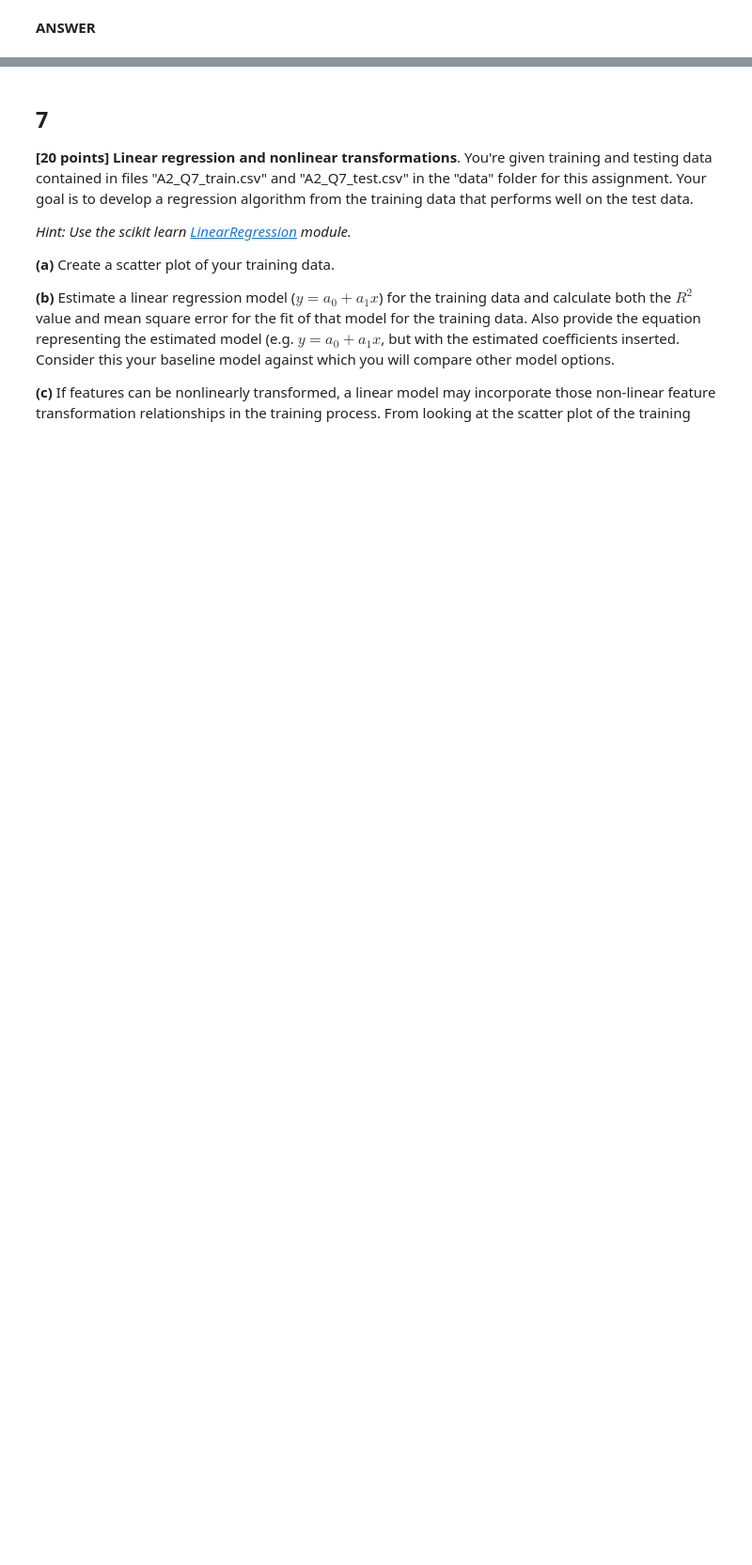
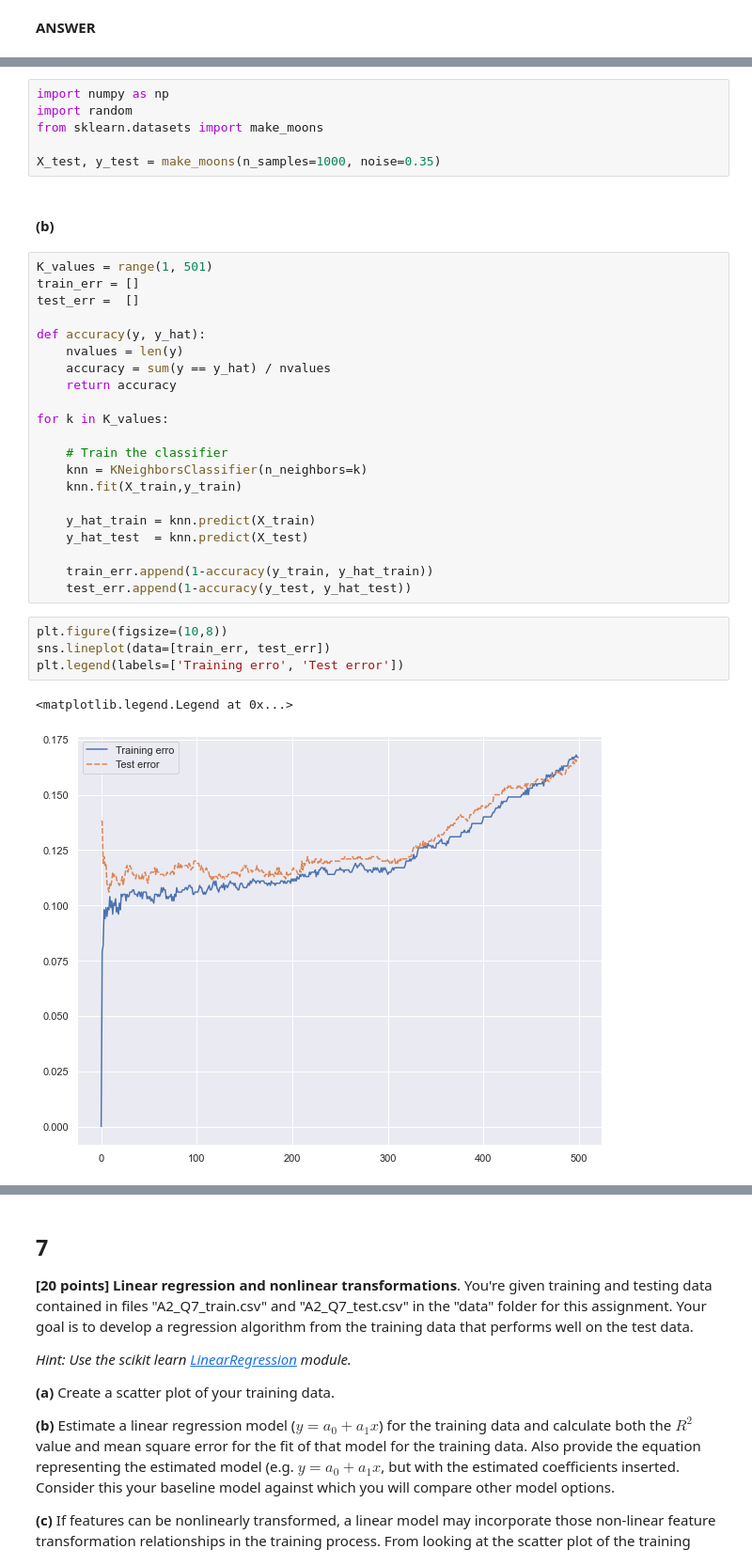
Before and after one commit to gamecicn/ids705, a Jupyter notebook: assignments/Assignment2/Assignment_2.ipynb, the cells around one changed output, grey strips where cells are left out. Shown: that part at 94% size. Cells and saved outputs as stored; diff of their text form; blank space fills up the shorter version.

```diff
--- a/assignments/Assignment2/Assignment_2.ipynb
+++ b/assignments/Assignment2/Assignment_2.ipynb
@@ -397,0 +400,36 @@ Here, the value of $k$ determines how flexible our model is.
+# %%
+import numpy as np
+import random
+from sklearn.datasets import make_moons
+
+X_test, y_test = make_moons(n_samples=1000, noise=0.35)
+# %% [markdown]
+#### (b)
+# %%
+K_values = range(1, 501)
+train_err = []
+test_err =  []
+
+def accuracy(y, y_hat):
+    nvalues = len(y)
+    accuracy = sum(y == y_hat) / nvalues
+    return accuracy
+
+for k in K_values:
+
+    # Train the classifier
+    knn = KNeighborsClassifier(n_neighbors=k)
+    knn.fit(X_train,y_train)
+
+    y_hat_train = knn.predict(X_train)
+    y_hat_test  = knn.predict(X_test)
+
+    train_err.append(1-accuracy(y_train, y_hat_train))
+    test_err.append(1-accuracy(y_test, y_hat_test))
+# %%
+plt.figure(figsize=(10,8))
+sns.lineplot(data=[train_err, test_err])
+plt.legend(labels=['Training erro', 'Test error'])
+# %% [output]
+<matplotlib.legend.Legend at 0x...>
+[figure, added]
```
Also changed, not shown: parts of 6 cells of this notebook.
